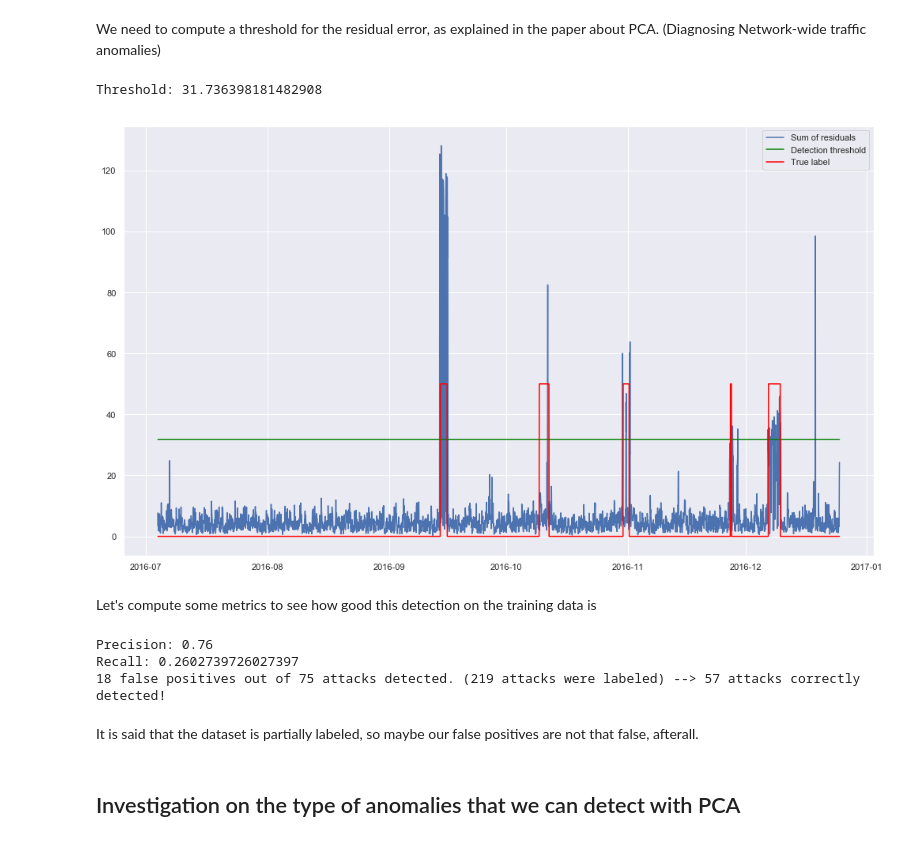
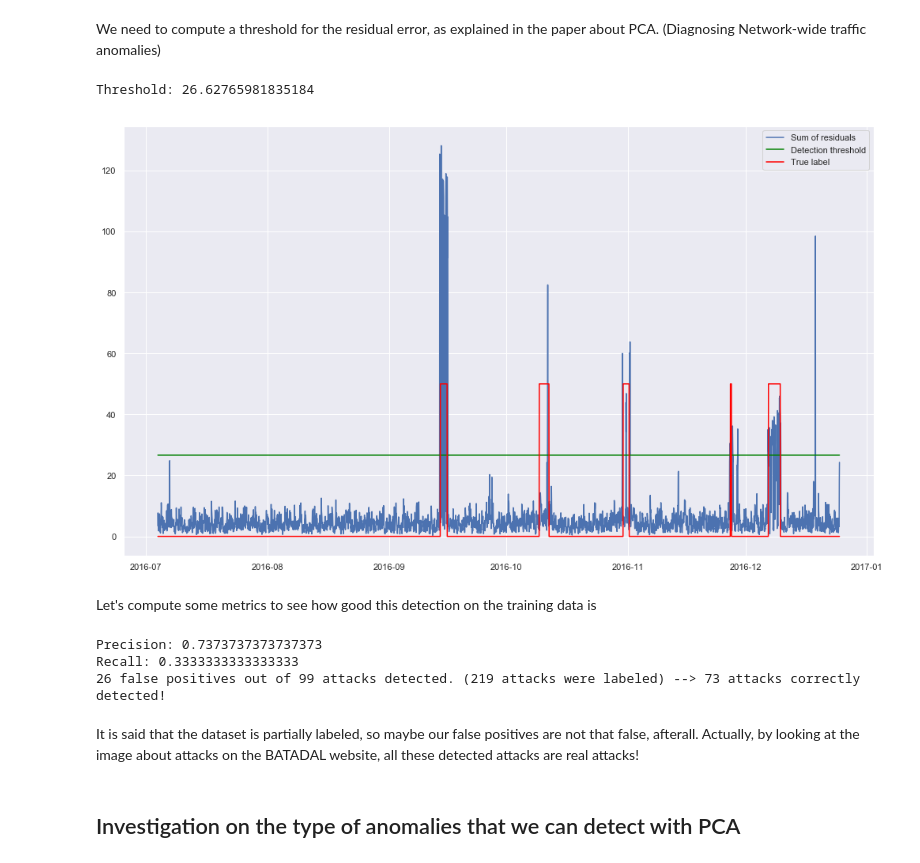
Before and after one commit to benhe119/Cyber-data-analytics_TUDelft, a Jupyter notebook: lab2/notebooks/PCA.ipynb, the cells around one changed output. Saved outputs shown, nothing was run; the diff lists cells and outputs as text; code cells hidden in the pictures.

```diff
--- a/lab2/notebooks/PCA.ipynb
+++ b/lab2/notebooks/PCA.ipynb
@@ -172,37 +172,38 @@ phi_2 = np.sum(np.power(abnormal_eigvals, 2))
 phi_3 = np.sum(np.power(abnormal_eigvals, 3))
 
 h_0 = (2 * phi_1 * phi_3) / (3 * phi_2**2)
 h_0 = 1 - h_0
 
 # c_alpha is a hyperparameter, also in the paper.
-c_alpha = 4.25 # tried several attempts. This value leads to a 'few false positives', as requested in the assignment paper.
+# we performed a grid search with values of c_alpha from 1 to 6, with step 0.25
+c_alpha = 3.75 # This value leads to a 'few false positives', as requested in the assignment paper.
 
 # multiple steps to make it understandable
 delta_alpha_squared = 0
 delta_alpha_squared += c_alpha * np.sqrt(2 * phi_2 * h_0**2) / phi_1
 delta_alpha_squared += 1
 delta_alpha_squared += phi_2 * h_0 * (h_0 - 1) / (phi_1**2)
 delta_alpha_squared **= (1/h_0)
 delta_alpha_squared *= phi_1
 
 print(f"Threshold: {delta_alpha_squared}")
 
 detection = squared_sum_res > delta_alpha_squared
 detection = detection.astype(int)
-detection = detection.map({0:0, 1:(remapping_positives)}) # remapping_positives is defined at the beginning of the code
+detection = detection.map({0:0, 1:(remapping_positives)}) # remapping_positives is defined at the beginning of the . This is just for putting values on a scale that makes the visualization nice
 
 threshold = pd.DataFrame(np.array([delta_alpha_squared for i in range(detection.shape[0])]), detection.index)
 
 
 plt.figure(figsize=(17,10))
 plt.plot(squared_sum_res, label='Sum of residuals')
 plt.plot(threshold, label='Detection threshold', color='green')
 plt.plot(labels, color='red', label='True label')
 plt.legend()
 plt.show()
 # %% [output]
-Threshold: 31.736398181482908
+Threshold: 26.62765981835184
-[figure, old version]
+[figure, new version]
 # %% [markdown]
 Let's compute some metrics to see how good this detection on the training data is
 # %%
@@ -231,11 +232,11 @@ print(f"Precision: {precision}")
 print(f"Recall: {recall}")
 print(f"{f_p} false positives out of {t_p + f_p} attacks detected. ({t_p + f_n} attacks were labeled) --> {t_p} attacks correctly detected!")
 # %% [output]
-Precision: 0.76
-Recall: 0.2602739726027397
-18 false positives out of 75 attacks detected. (219 attacks were labeled) --> 57 attacks correctly detected!
+Precision: 0.7373737373737373
+Recall: 0.3333333333333333
+26 false positives out of 99 attacks detected. (219 attacks were labeled) --> 73 attacks correctly detected!
 # %% [markdown]
-It is said that the dataset is partially labeled, so maybe our false positives are not that false, afterall.
+It is said that the dataset is partially labeled, so maybe our false positives are not that false, afterall. Actually, by looking at the image about attacks on the BATADAL website, all these detected attacks are real attacks!
 # %% [markdown]
 ## Investigation on the type of anomalies that we can detect with PCA
 # %% [markdown]
```
Also changed, not shown: parts of 16 cells of this notebook.
